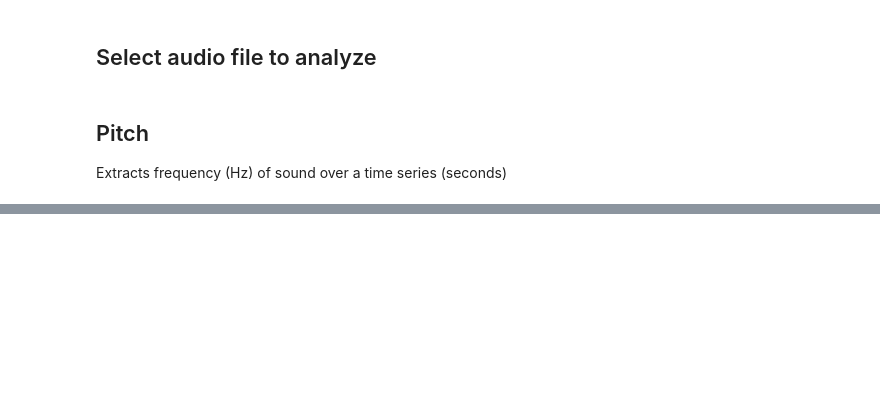
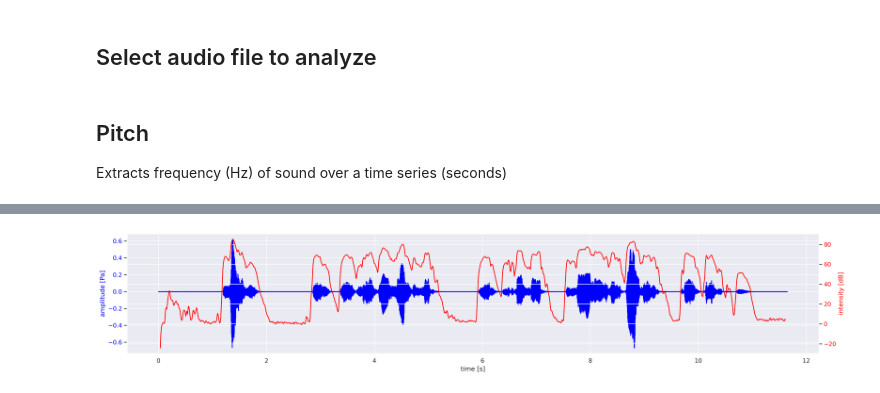
Before and after one commit to joseph-higaki/voice-analysis, a Jupyter notebook: notebooks/process_audio.ipynb, the cells around one changed output, grey strips where cells are left out. Drawn from its saved outputs; the diff is of its cells as text; code cells hidden in the pictures; blank space fills up the shorter version.

```diff
--- a/notebooks/process_audio.ipynb
+++ b/notebooks/process_audio.ipynb
@@ -103,0 +174,21 @@ plt.show()
+# %%
+# Assuming snd and intensity are already defined
+fig, ax1 = plt.subplots(figsize=(20, 4))
+
+# Plot the amplitude on the first y-axis
+ax1.plot(snd.xs(), snd.values.T, color='blue')
+ax1.set_xlabel("time [s]")
+ax1.set_ylabel("amplitude [Pa]", color='blue')
+ax1.tick_params(axis='y', labelcolor='blue')
+
+# Create a second y-axis for the intensity
+ax2 = ax1.twinx()
+ax2.plot(intensity.xs(), intensity.values.T, color='red')
+ax2.set_ylabel("intensity [dB]", color='red')
+ax2.tick_params(axis='y', labelcolor='red')
+
+# Show the plot
+fig.tight_layout()  # Adjust layout to prevent overlap
+plt.show()
+# %% [output]
+[figure, added]
```
Also changed, not shown: parts of 15 cells of this notebook, 20 other files.
